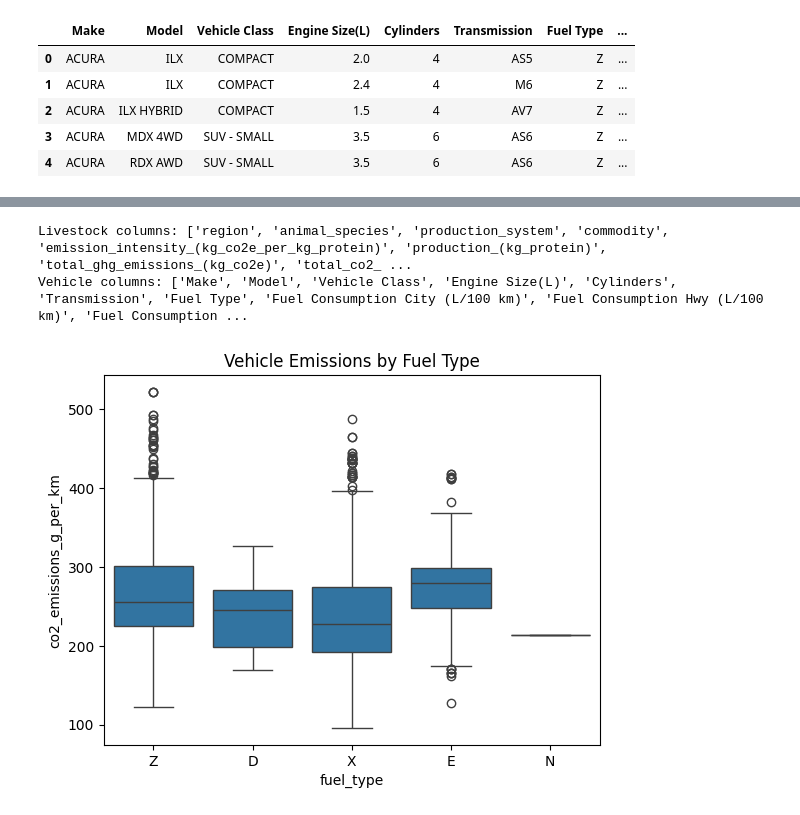
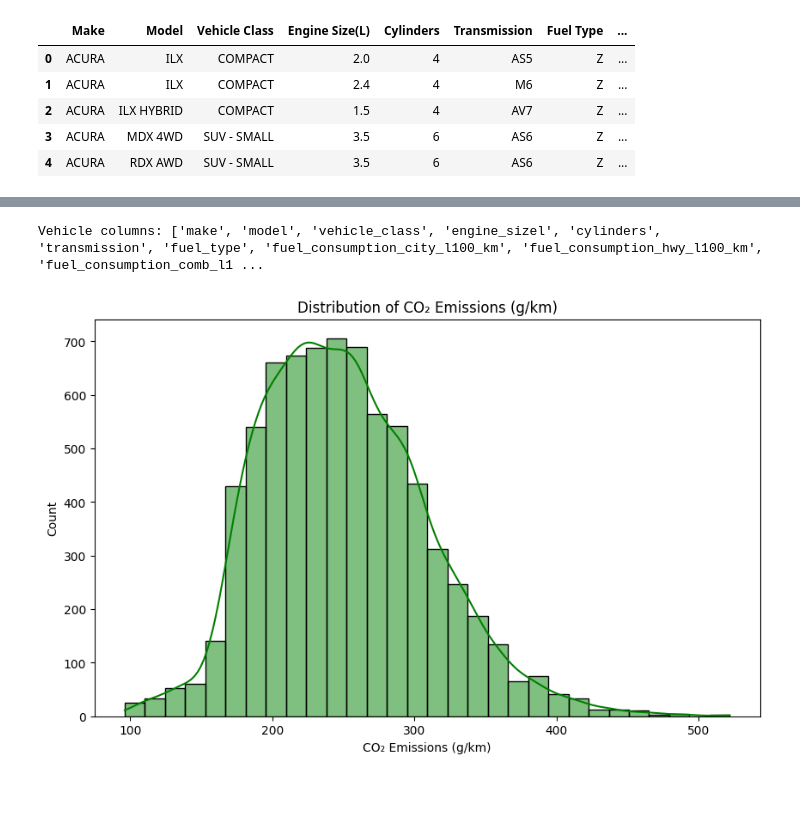
Before and after one commit to dfintel25/Emissions_Analysis_Capstone, a Jupyter notebook: notebooks/emissions_analysis_vehicle.ipynb, the cells around one changed output, grey strips where cells are left out. Cells and saved outputs as stored; diff of their text form; code cells hidden in the pictures.

Commit message:
got new csv reading and ran some initial visualizations

```diff
--- a/notebooks/emissions_analysis_vehicle.ipynb
+++ b/notebooks/emissions_analysis_vehicle.ipynb
@@ -256,17 +145,17 @@ print(vehicle_df.head().to_string())
 # %%
-print("Livestock columns:", livestock_df.columns.tolist())
 print("Vehicle columns:", vehicle_df.columns.tolist())
 # %% [output]
-Livestock columns: ['region', 'animal_species', 'production_system', 'commodity', 'emission_intensity_(kg_co2e_per_kg_protein)', 'production_(kg_protein)', 'total_ghg_emissions_(kg_co2e)', 'total_co2_ ...
-Vehicle columns: ['Make', 'Model', 'Vehicle Class', 'Engine Size(L)', 'Cylinders', 'Transmission', 'Fuel Type', 'Fuel Consumption City (L/100 km)', 'Fuel Consumption Hwy (L/100 km)', 'Fuel Consumption ...
+Vehicle columns: ['make', 'model', 'vehicle_class', 'engine_sizel', 'cylinders', 'transmission', 'fuel_type', 'fuel_consumption_city_l100_km', 'fuel_consumption_hwy_l100_km', 'fuel_consumption_comb_l1 ...
 # %%
 livestock_data = pd.read_sql("SELECT * FROM livestock_emissions", conn)
 vehicle_data = pd.read_sql("SELECT * FROM vehicle_emissions", conn)
 # %%
-# Simple example visual
-sns.boxplot(x='fuel_type', y='co2_emissions_g_per_km', data=vehicle_data)
-plt.title("Vehicle Emissions by Fuel Type")
+plt.figure(figsize=(10,6))
+sns.histplot(vehicle_subset['co2_emissions_g_per_km'], bins=30, kde=True, color='green')
+plt.title('Distribution of CO₂ Emissions (g/km)')
+plt.xlabel('CO₂ Emissions (g/km)')
+plt.ylabel('Count')
 plt.show()
 # %% [output]
-[figure, old version]
+[figure, new version]
 # %%
```
Also changed, not shown: parts of 11 cells of this notebook, 1 other file.
